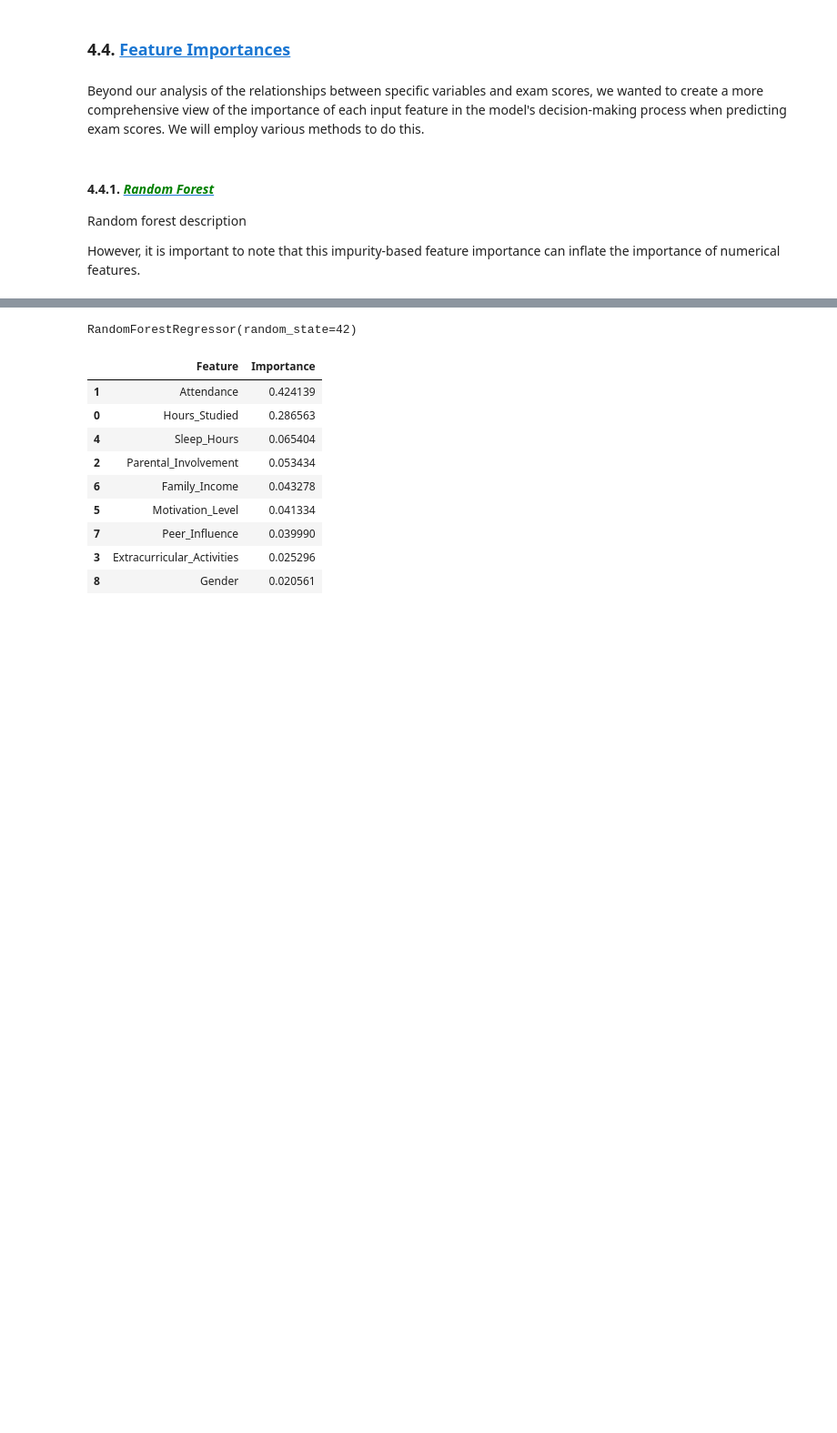
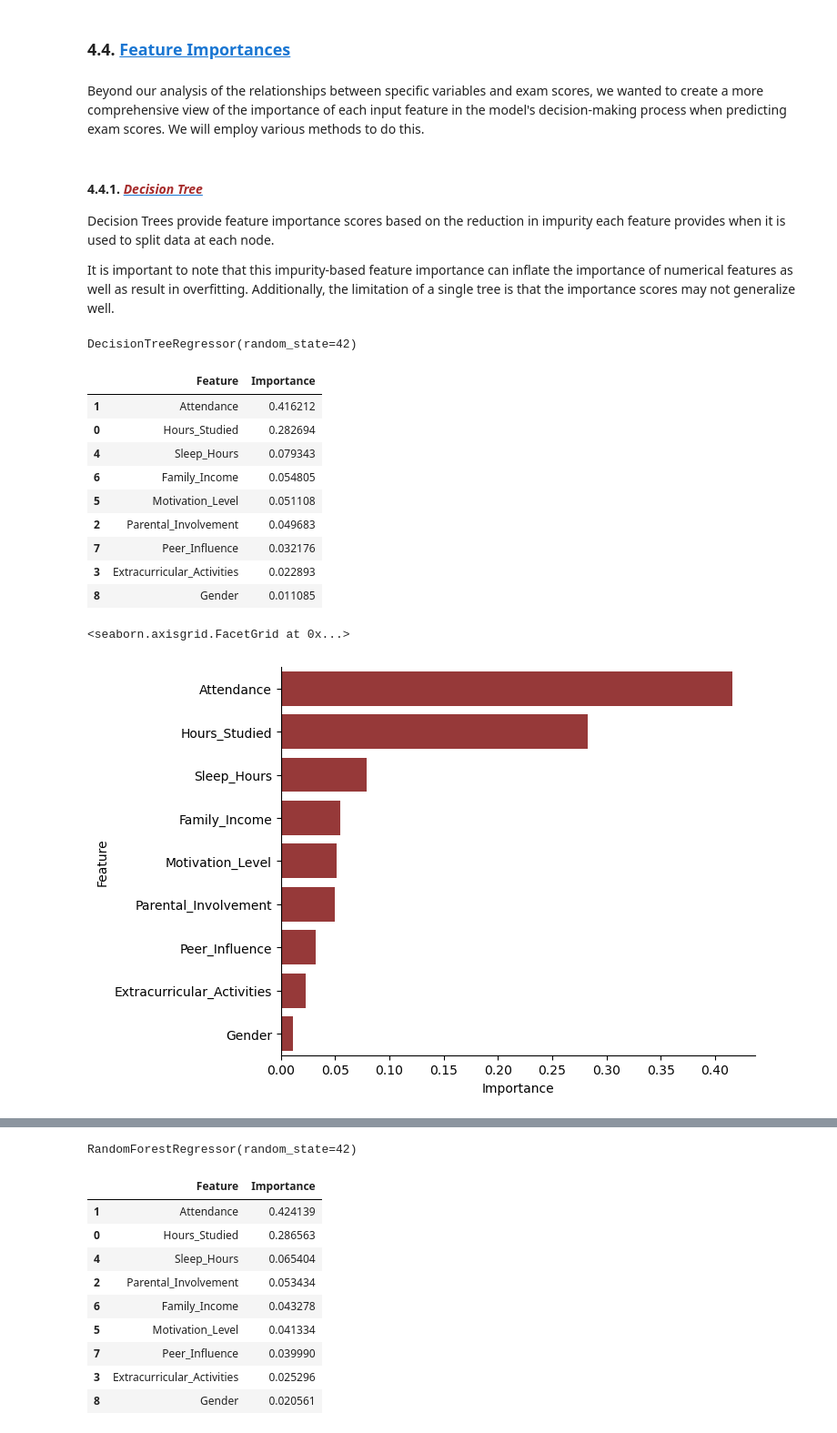
Before and after one commit to setarehsalkhi/OMIS-114-Project, a Jupyter notebook: FinalProjectSubmission.ipynb, the cells around one changed output, grey strips where cells are left out. Shown at 91% size. Cells and saved outputs as stored; diff of their text form; code cells hidden in the pictures; blank space fills up the shorter version.

Commit message:
finalized feature importance section

```diff
--- a/FinalProjectSubmission.ipynb
+++ b/FinalProjectSubmission.ipynb
@@ -827,7 +828,47 @@ Although this relationship is weaker than that of attendance and hours studied,
 # %% [markdown]
 Beyond our analysis of the relationships between specific variables and exam scores, we wanted to create a more comprehensive view of the importance of each input feature in the model's decision-making process when predicting exam scores. We will employ various methods to do this.
 # %% [markdown]
-#### 4.4.1. <a id='toc4_4_1_'></a>[<font color = green>***Random Forest***</font>](#toc0_)
-Random forest description
+#### 4.4.1. <a id='toc4_4_1_'></a>[<font color = brown>***Decision Tree***</font>](#toc0_)
+Decision Trees provide feature importance scores based on the reduction in impurity each feature provides when it is used to split data at each node.
 
-However, it is important to note that this impurity-based feature importance can inflate the importance of numerical features.
+It is important to note that this impurity-based feature importance can inflate the importance of numerical features as well as result in overfitting. Additionally, the limitation of a single tree is that the importance scores may not generalize well.
+# %%
+from sklearn.tree import DecisionTreeRegressor
+import pandas as pd
+import matplotlib.pyplot as plt
+
+# Define the features and target variable
+X = df2.drop(columns='Exam_Score')
+y = df2['Exam_Score']
+
+# Split the data into training and testing sets
+X_train, X_test, y_train, y_test = train_test_split(X, y, test_size=0.3, random_state=42)
+
+# Fit the DecisionTreeRegressor model
+dt = DecisionTreeRegressor(random_state=42)
+dt.fit(X_train, y_train)
+
+# Get feature importances
+importances_tree = dt.feature_importances_
+
+# Create a DataFrame for better visualization
+feature_importances_tree = pd.DataFrame({'Feature': X.columns, 'Importance': importances_tree})
+feature_importances_tree.sort_values(by='Importance', ascending=False, inplace=True)
+feature_importances_tree
+
+# Plot the feature importances
+sns.catplot(x='Importance', y='Feature', data=feature_importances_tree, kind='bar', height=5, aspect=1.5, color='brown')
+# %% [output]
+DecisionTreeRegressor(random_state=42)
+|  | Feature | Importance |
+| 1 | Attendance | 0.416212 |
+| 0 | Hours_Studied | 0.282694 |
+| 4 | Sleep_Hours | 0.079343 |
+| 6 | Family_Income | 0.054805 |
+| 5 | Motivation_Level | 0.051108 |
+| 2 | Parental_Involvement | 0.049683 |
+| 7 | Peer_Influence | 0.032176 |
+| 3 | Extracurricular_Activities | 0.022893 |
+| 8 | Gender | 0.011085 |
+<seaborn.axisgrid.FacetGrid at 0x...>
+[figure, added]
```
Also changed, not shown: parts of 13 cells of this notebook.
